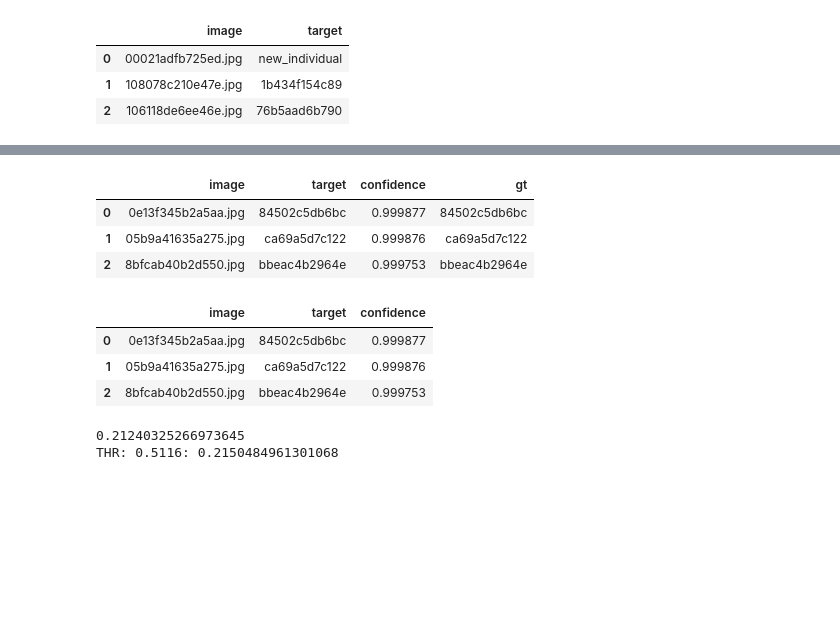
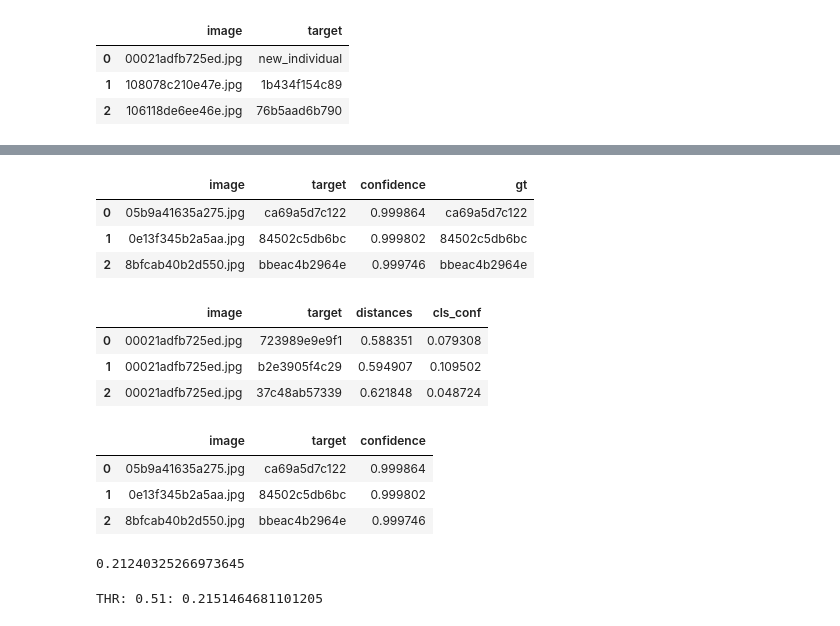
Before and after one commit to ptran1203/whale, a Jupyter notebook: eval.ipynb, the cells around one changed output, grey strips where cells are left out. Saved outputs shown, nothing was run; the diff lists cells and outputs as text; code cells hidden in the pictures; blank space fills up the shorter version.

```diff
--- a/eval.ipynb
+++ b/eval.ipynb
@@ -172,0 +179,5 @@ for i, scores in enumerate(cosines):
+# %%
+q = pred_df.query('~correct & top1 != top2')
+(q['score1'] - q['score2'])
+id = '128c60cd00e2'
+(pred_df['top0'] == id).sum(), (pred_df['gt'] == id).sum()
@@ -198,13 +211,20 @@ sns.displot(pred_df.query('~correct & score0 >=0.5')['same'])
 # %%
 ## TEST CV
 from sklearn.neighbors import NearestNeighbors
+from sklearn.preprocessing import QuantileTransformer
 n_neighbors = 100
 knn = NearestNeighbors(n_neighbors=n_neighbors,metric='cosine')
 
-# val_pred = pickle_load(infer_dirs[0] + '/val_pred.pkl')
+val_pred = pickle_load(infer_dirs[0] + '/val_pred.pkl')
 train_k, train_v = dict2list(train_embs)
 # raw_val_embs = {k:v for k, v in raw_val_embs.items() if k in train_map}
 val_k, val_v = dict2list(val_embs)
+
+f = QuantileTransformer(output_distribution="normal")
+# f.fit(val_v)
+# train_v = f.transform(train_v)
+# val_v = f.transform(val_v)
+
 knn.fit(train_v)
 train_v.shape, val_v.shape
 # %% [output]
@@ -229,7 +249,7 @@ val_targets_df.head(3)
 | 1 | 108078c210e47e.jpg | 1b434f154c89 |
 | 2 | 106118de6ee46e.jpg | 76b5aad6b790 |
 # %%
-distances, idxs = knn.kneighbors(val_v, 200, return_distance=True)
+distances, idxs = knn.kneighbors(val_v, 100, return_distance=True)
 # %%
 
 from tqdm import tqdm
@@ -265,23 +285,12 @@ val_df.head(3)
-# %%
-def mix_conf(row):
-    # if row['confidence'] >= 0.7 and row['top1_conf'] >= 0.7 and row["target"] == row["top1_pred"]:
-    #     return 1.0
-    if row["target"] == row["top1_pred"]:
-        return row['confidence'] + 0.01 * row['top1_conf']
-    else:
-        if row['top1_conf'] > 0.9:
-            return row['confidence'] - 0.01 * row['top1_conf']
-        return row['confidence']
-        return row['confidence'] - 0.01 * row['top1_conf']
-val_df['gt'] = val_df['image'].map(val_target_map)
-# val_df['mix_conf'] = val_df.apply(mix_conf, axis=1)
-val_df = val_df.sort_values('confidence',ascending=False).reset_index(drop=True)
-val_df.head(3)
-# %% [output]
-|  | image | target | confidence | gt |
-| 0 | 0e13f345b2a5aa.jpg | 84502c5db6bc | 0.999877 | 84502c5db6bc |
-| 1 | 05b9a41635a275.jpg | ca69a5d7c122 | 0.999876 | ca69a5d7c122 |
-| 2 | 8bfcab40b2d550.jpg | bbeac4b2964e | 0.999753 | bbeac4b2964e |
+# %%
+val_df['gt'] = val_df['image'].map(val_target_map)
+val_df = val_df.sort_values('confidence',ascending=False).reset_index(drop=True)
+val_df.head(3)
+# %% [output]
+|  | image | target | confidence | gt |
+| 0 | 05b9a41635a275.jpg | ca69a5d7c122 | 0.999864 | ca69a5d7c122 |
+| 1 | 0e13f345b2a5aa.jpg | 84502c5db6bc | 0.999802 | 84502c5db6bc |
+| 2 | 8bfcab40b2d550.jpg | bbeac4b2964e | 0.999746 | bbeac4b2964e |
 # %%
 from collections import Counter
 
@@ -313,30 +322,49 @@ vdf = vdf.query('gt != target & gt == "new_individual"')
 
 # vdf[vdf['target'] == 'dba4e482f0ad']
 # show_imgs_by_id('dba4e482f0ad')
+# %%
+def get_pred_conf(row):
+    pred = val_pred[row['image']]
+    idx = id2num[row['target']]
+    return pred[idx]
+
+raw_val_df['cls_conf'] = raw_val_df.apply(get_pred_conf, axis=1)
+raw_val_df.head(3)
+# %% [output]
+|  | image | target | distances | cls_conf |
+| 0 | 00021adfb725ed.jpg | 723989e9e9f1 | 0.588351 | 0.079308 |
+| 1 | 00021adfb725ed.jpg | b2e3905f4c29 | 0.594907 | 0.109502 |
+| 2 | 00021adfb725ed.jpg | 37c48ab57339 | 0.621848 | 0.048724 |
 # %%
 def accum(x):
-    # if len(x) > 3 and np.max(x) < 0.51:
-    #     return np.max(x) - 0.002 * len(x)
-    r = np.sum([v ** (8 * (i + 1)) for i, v in enumerate(x)])
+    # m = np.max(x)
+    # if m > 0.55:
+    #     return m
+    r = np.sum([v ** (8 * (i + 1)) for i, v in enumerate(x[:10]) if v >= 0.3])
     return r
 
 raw_val_df['confidence'] = 1 - raw_val_df['distances']
+# raw_val_df['cls_conf1'] = raw_val_df['cls_conf'].apply(lambda x: np.min([x, 0.8]))
+# raw_val_df['confidence'] = raw_val_df['confidence'] + .01 * raw_val_df['cls_conf1'] ** 5
+# val_df = raw_val_df.groupby(['image','target']).confidence.agg(accum).reset_index()
 val_df = raw_val_df.groupby(['image','target']).confidence.max().reset_index()
 val_df = val_df.sort_values(['confidence'], ascending=False).reset_index(drop=True)
 val_df.head(3)
 # %% [output]
 |  | image | target | confidence |
-| 0 | 0e13f345b2a5aa.jpg | 84502c5db6bc | 0.999877 |
-| 1 | 05b9a41635a275.jpg | ca69a5d7c122 | 0.999876 |
-| 2 | 8bfcab40b2d550.jpg | bbeac4b2964e | 0.999753 |
+| 0 | 05b9a41635a275.jpg | ca69a5d7c122 | 0.999864 |
+| 1 | 0e13f345b2a5aa.jpg | 84502c5db6bc | 0.999802 |
+| 2 | 8bfcab40b2d550.jpg | bbeac4b2964e | 0.999746 |
 # %%
+
 print(len(val_targets_df[val_targets_df['target'] == 'new_individual']) / len(val_targets_df))
 xt = val_df.groupby('image').confidence.max().reset_index()
-for thr in np.arange(0.0, 0.55, 0.0001):
+for thr in tqdm(np.arange(0.0, 0.55, 0.0001)):
     r = len(xt[xt['confidence'] <= thr]) / len(xt)
+    # print(f"THR: {thr}: {r}")
     if abs(r - 0.22) < 0.005:
         print(f"THR: {thr}: {r}")
         break
 # %% [output]
 0.21240325266973645
-THR: 0.5116: 0.2150484961301068
+THR: 0.51: 0.2151464681101205
```
Also changed, not shown: parts of 7 cells of this notebook, 4 other files.
